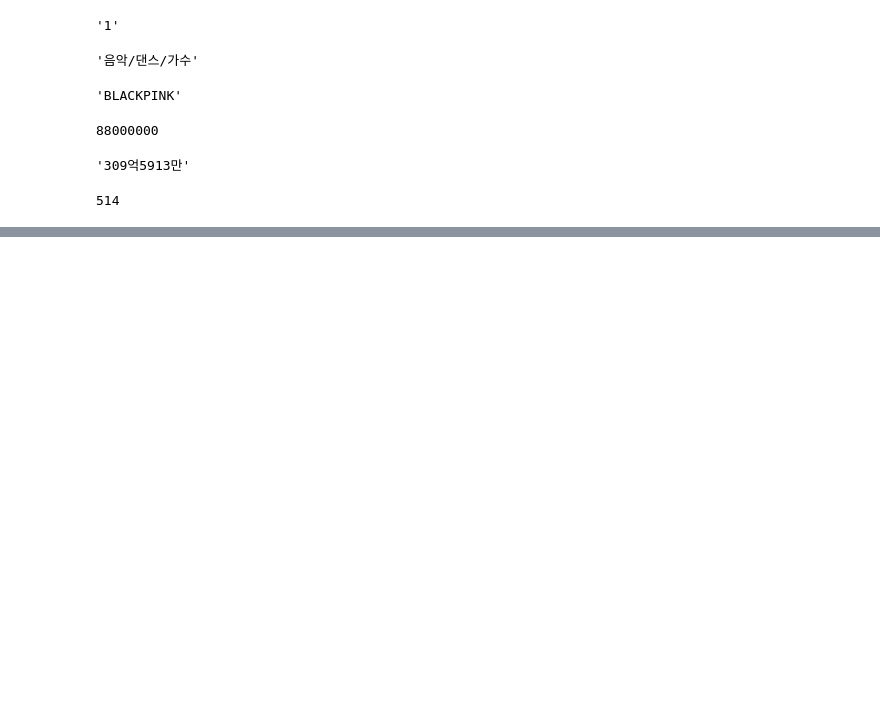
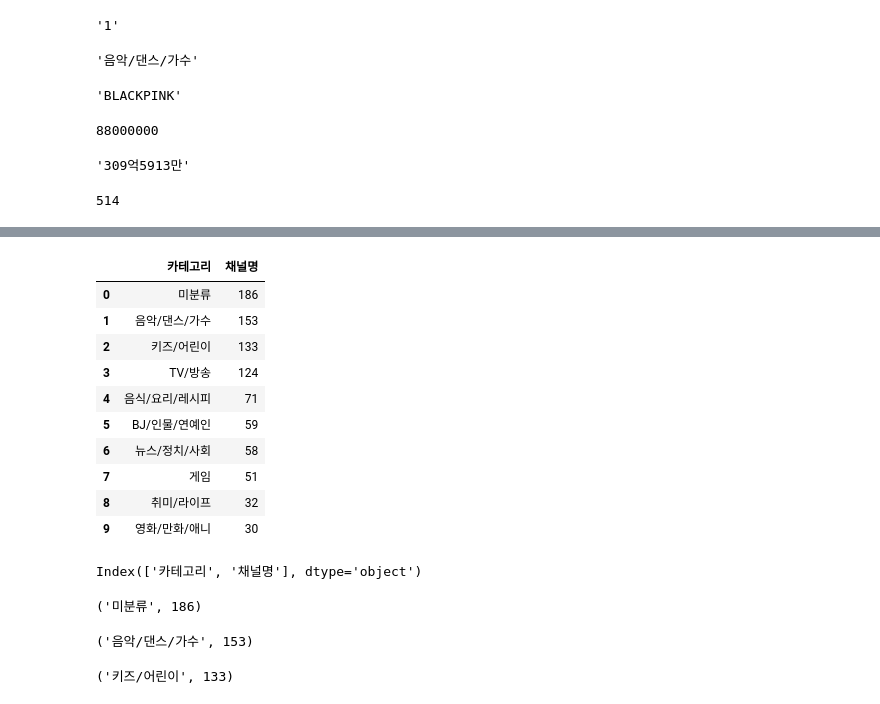
Before and after one commit to wowgang/DataAnalysis_Lecture-2023.04, a Jupyter notebook: 07.FlaskWeb/301.평가유튜브.ipynb, the cells around one changed output, grey strips where cells are left out. Saved outputs shown, nothing was run; the diff lists cells and outputs as text; code cells hidden in the pictures; blank space fills up the shorter version.

```diff
--- a/07.FlaskWeb/301.평가유튜브.ipynb
+++ b/07.FlaskWeb/301.평가유튜브.ipynb
@@ -182,0 +197,31 @@ df2.to_csv(f'static/카테고리10.csv', index=False)
+# %%
+a = pd.read_csv("static/카테고리10.csv", sep=",")
+a
+# %% [output]
+|  | 카테고리 | 채널명 |
+| 0 | 미분류 | 186 |
+| 1 | 음악/댄스/가수 | 153 |
+| 2 | 키즈/어린이 | 133 |
+| 3 | TV/방송 | 124 |
+| 4 | 음식/요리/레시피 | 71 |
+| 5 | BJ/인물/연예인 | 59 |
+| 6 | 뉴스/정치/사회 | 58 |
+| 7 | 게임 | 51 |
+| 8 | 취미/라이프 | 32 |
+| 9 | 영화/만화/애니 | 30 |
+# %%
+a.columns
+# %% [output]
+Index(['카테고리', '채널명'], dtype='object')
+# %%
+a.iloc[0][0], a.iloc[0][1]
+# %% [output]
+('미분류', 186)
+# %%
+a.iloc[1][0], a.iloc[1][1]
+# %% [output]
+('음악/댄스/가수', 153)
+# %%
+a.iloc[2][0], a.iloc[2][1]
+# %% [output]
+('키즈/어린이', 133)
```
Also changed, not shown: parts of 16 cells of this notebook, 9 other files.
